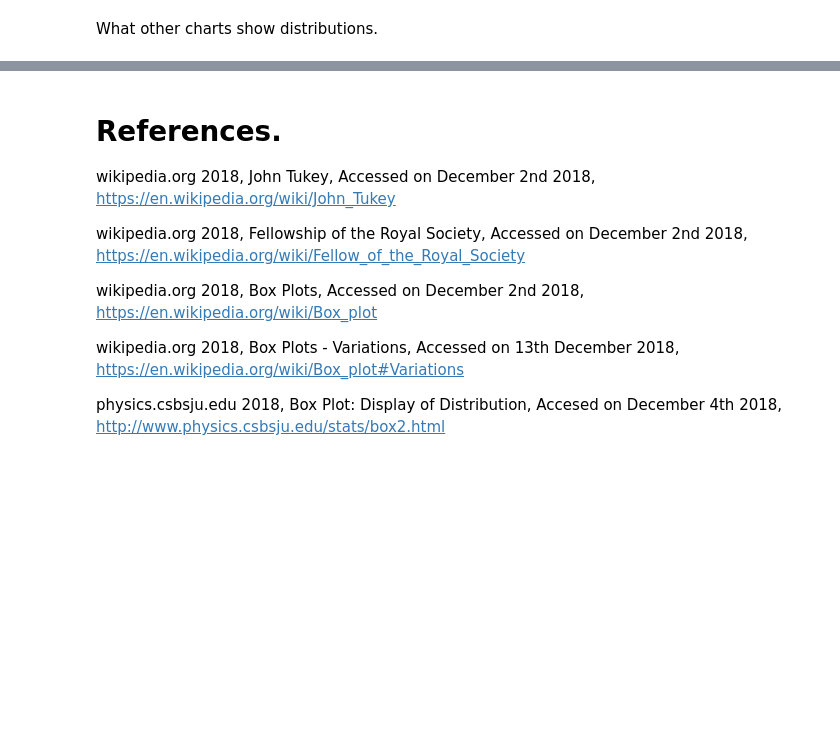
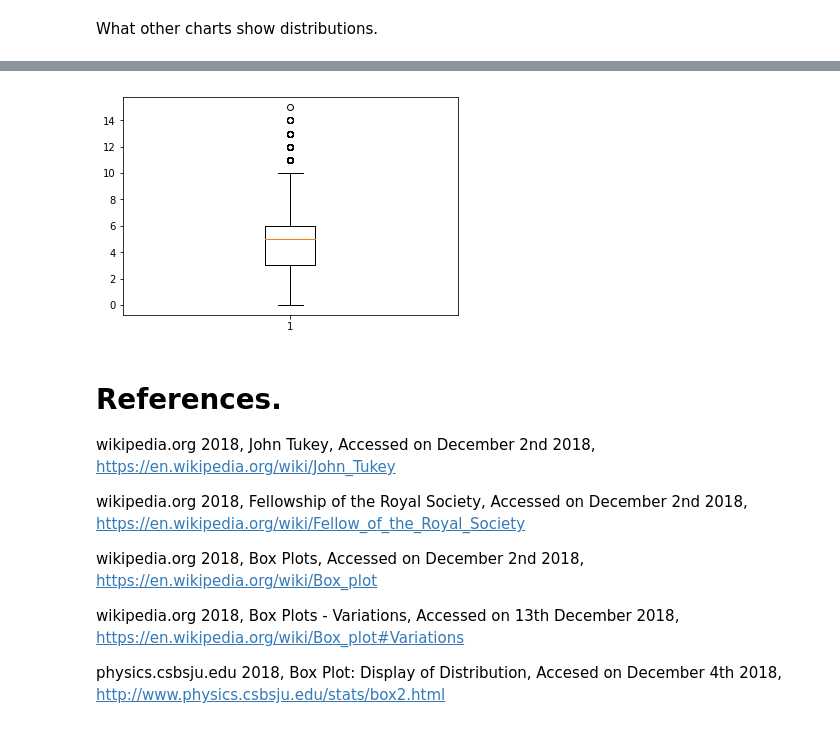
Before and after one commit to Wayne742/Fundamentals-Project-S2-2018, a Jupyter notebook: Fundamentals of Data Analysis Project 2018.ipynb, the cells around one changed output, grey strips where cells are left out. Saved outputs shown, nothing was run; the diff lists cells and outputs as text; code cells hidden in the pictures; blank space fills up the shorter version.

```diff
--- a/Fundamentals of Data Analysis Project 2018.ipynb
+++ b/Fundamentals of Data Analysis Project 2018.ipynb
@@ -212,3 +232,8 @@ any draw backs of using a boxplot?
+# %%
+plt.boxplot(u)
+plt.show()
+# %% [output]
+[figure, added]
 # %% [markdown]
 # References.
 
```
Also changed, not shown: parts of 15 cells of this notebook.
